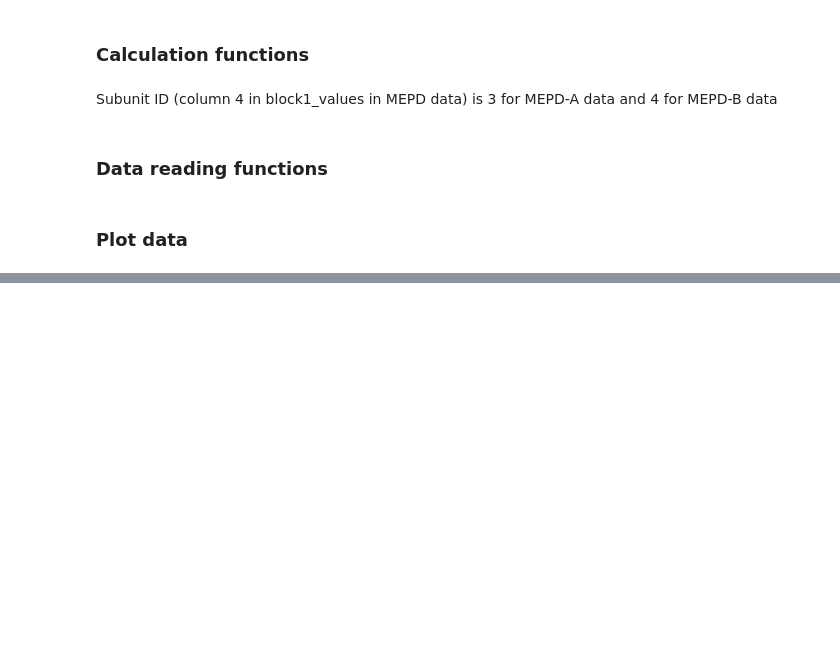
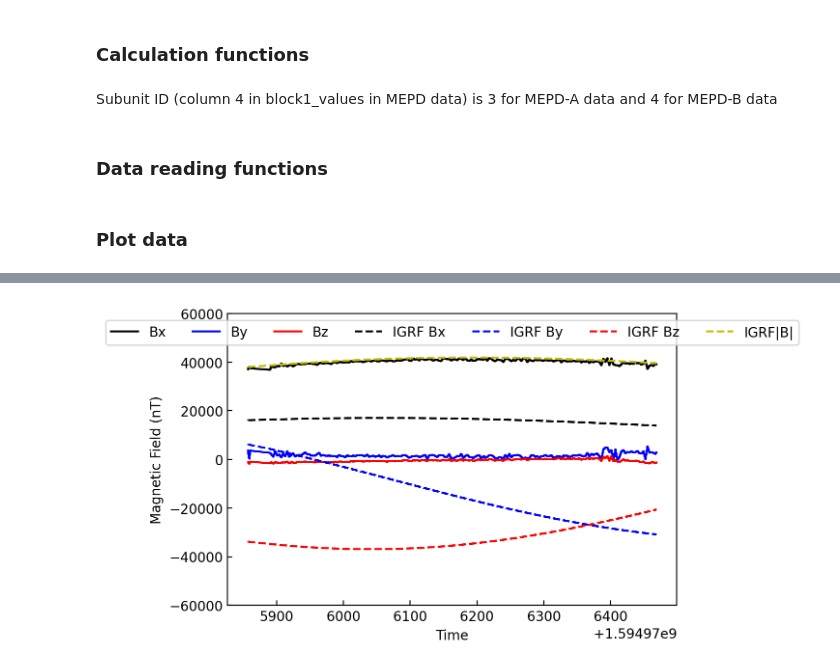
Before and after one commit to seonghohan1228/plot-satellite, a Jupyter notebook: plot-satellite.ipynb, the cells around one changed output, grey strips where cells are left out. Drawn from its saved outputs; the diff is of its cells as text; code cells hidden in the pictures; blank space fills up the shorter version.

```diff
--- a/plot-satellite.ipynb
+++ b/plot-satellite.ipynb
@@ -224,29 +251,34 @@ def plot_POS(filename):
 # %%
 # UNFINISHED: time
 # Plot Magnetic Field vs. TIME.
 def plot_MAG(filename):
     # Read TIME data
     TIME = read_TIME(filename)
 
     # Read magnetic field data
     MAG = read_MAG(filename)
     MAG_avg = B_avg(MAG)
 
     fig, ax = plt.subplots()
     ax.plot(TIME, MAG[:, 0], 'k', label='Bx')
     ax.plot(TIME, MAG[:, 1], 'b', label='By')
     ax.plot(TIME, MAG[:, 2], 'r', label='Bz')
     ax.plot(TIME, MAG[:, 4], '--k', label='IGRF Bx')
     ax.plot(TIME, MAG[:, 5], '--b', label='IGRF By')
     ax.plot(TIME, MAG[:, 6], '--r', label='IGRF Bz')
     ax.plot(TIME, MAG_avg, '--y', label='IGRF|B|')
 
     ax.tick_params(which='both', direction='in')
     plt.xlabel('Time')
     plt.ylabel('Magnetic Field (nT)')
     plt.ylim(-60000, 60000)
     plt.legend(loc='upper center', ncol=7)
     plt.show()
+
+# Magnetic field plot can be obtained from either HEPD or MEPD data (HEPD seems to be closer).
+plot_MAG(filenameHEPD)
+# %% [output]
+[figure, added]
 # %%
 # UNFINISHED: time, different plot width
 # Plot Detector Data (Energy) vs. TIME
```
Also changed, not shown: parts of 10 cells of this notebook, 7 other files.
